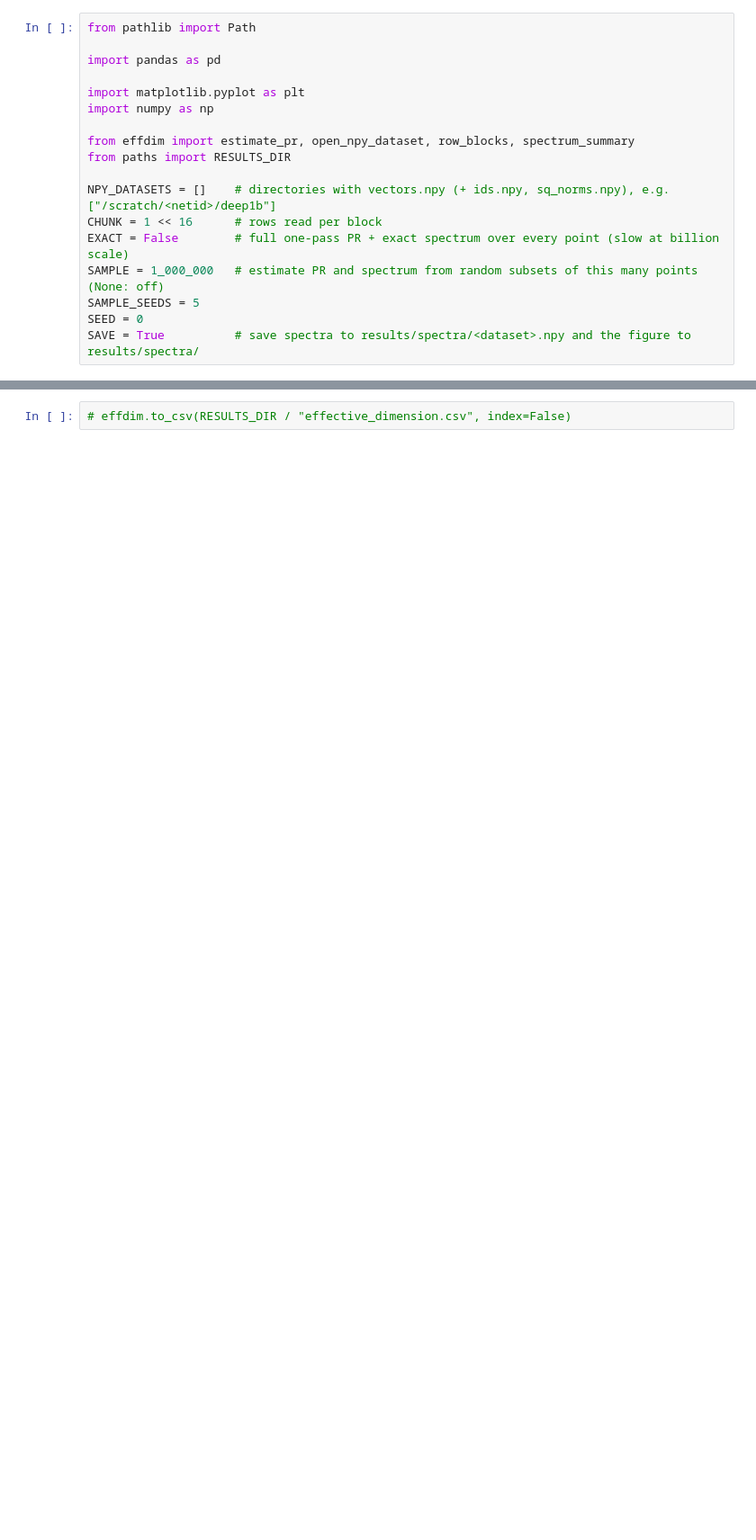
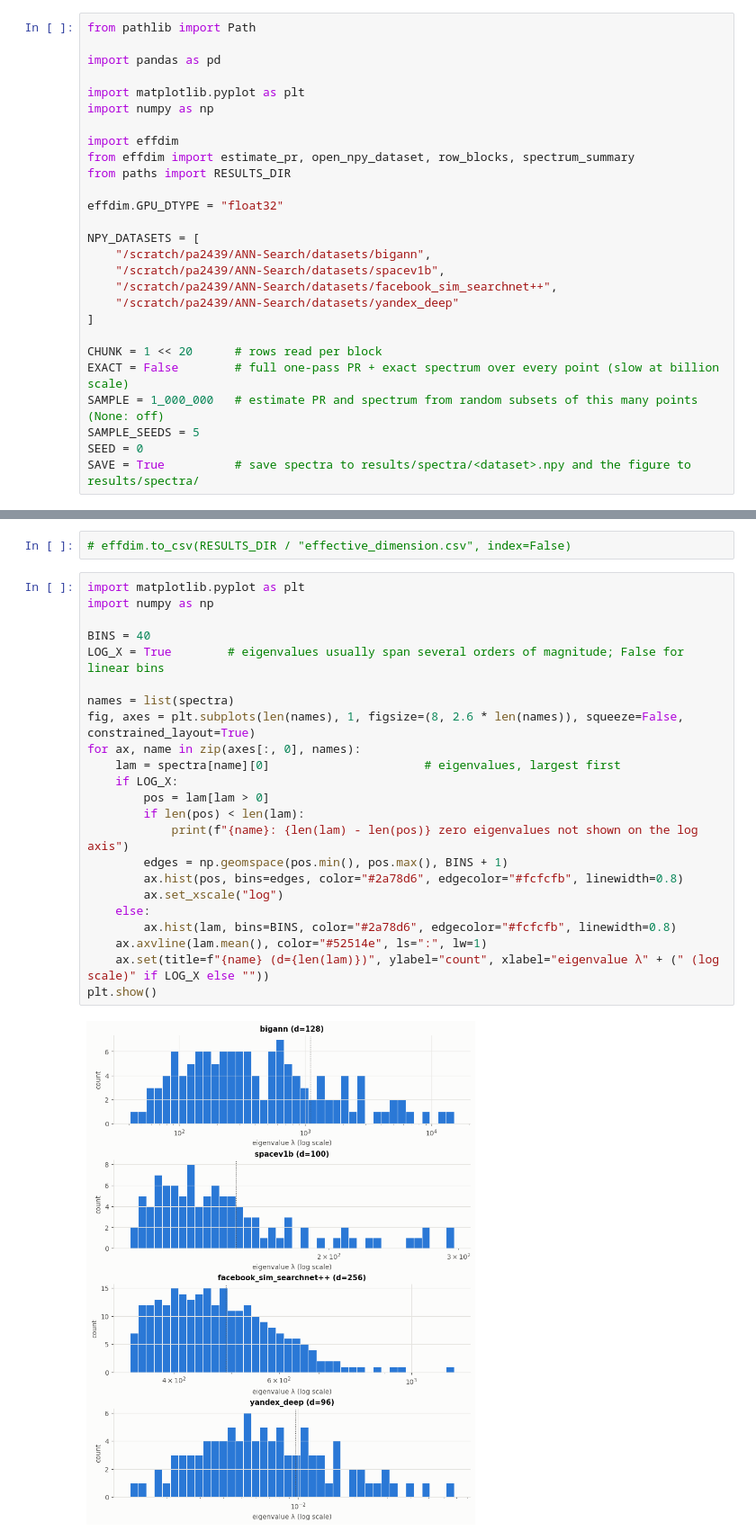
Before and after one commit to PratyushAvi/mutli-vector-search, a Jupyter notebook: src/effective_dim.ipynb, the cells around one changed output, grey strips where cells are left out. Shown at 90% size. Cells and saved outputs as stored; diff of their text form; blank space fills up the shorter version.

```diff
--- a/src/effective_dim.ipynb
+++ b/src/effective_dim.ipynb
@@ -16,11 +16,20 @@ import pandas as pd
 import matplotlib.pyplot as plt
 import numpy as np
 
+import effdim
 from effdim import estimate_pr, open_npy_dataset, row_blocks, spectrum_summary
 from paths import RESULTS_DIR
 
-NPY_DATASETS = []    # directories with vectors.npy (+ ids.npy, sq_norms.npy), e.g. ["/scratch/<netid>/deep1b"]
-CHUNK = 1 << 16      # rows read per block
+effdim.GPU_DTYPE = "float32"
+
+NPY_DATASETS = [
+    "/scratch/pa2439/ANN-Search/datasets/bigann",
+    "/scratch/pa2439/ANN-Search/datasets/spacev1b",
+    "/scratch/pa2439/ANN-Search/datasets/facebook_sim_searchnet++",
+    "/scratch/pa2439/ANN-Search/datasets/yandex_deep"
+]
+
+CHUNK = 1 << 20      # rows read per block
 EXACT = False        # full one-pass PR + exact spectrum over every point (slow at billion scale)
 SAMPLE = 1_000_000   # estimate PR and spectrum from random subsets of this many points (None: off)
 SAMPLE_SEEDS = 5
@@ -95,2 +112,27 @@ plt.show()
 # %%
 # effdim.to_csv(RESULTS_DIR / "effective_dimension.csv", index=False)
+# %%
+import matplotlib.pyplot as plt
+import numpy as np
+
+BINS = 40
+LOG_X = True        # eigenvalues usually span several orders of magnitude; False for linear bins
+
+names = list(spectra)
+fig, axes = plt.subplots(len(names), 1, figsize=(8, 2.6 * len(names)), squeeze=False, constrained_layout=True)
+for ax, name in zip(axes[:, 0], names):
+    lam = spectra[name][0]                      # eigenvalues, largest first
+    if LOG_X:
+        pos = lam[lam > 0]
+        if len(pos) < len(lam):
+            print(f"{name}: {len(lam) - len(pos)} zero eigenvalues not shown on the log axis")
+        edges = np.geomspace(pos.min(), pos.max(), BINS + 1)
+        ax.hist(pos, bins=edges, color="#2a78d6", edgecolor="#fcfcfb", linewidth=0.8)
+        ax.set_xscale("log")
+    else:
+        ax.hist(lam, bins=BINS, color="#2a78d6", edgecolor="#fcfcfb", linewidth=0.8)
+    ax.axvline(lam.mean(), color="#52514e", ls=":", lw=1)
+    ax.set(title=f"{name} (d={len(lam)})", ylabel="count", xlabel="eigenvalue λ" + (" (log scale)" if LOG_X else ""))
+plt.show()
+# %% [output]
+[figure, added]
```
Also changed, not shown: parts of 3 cells of this notebook, 5 other files.
